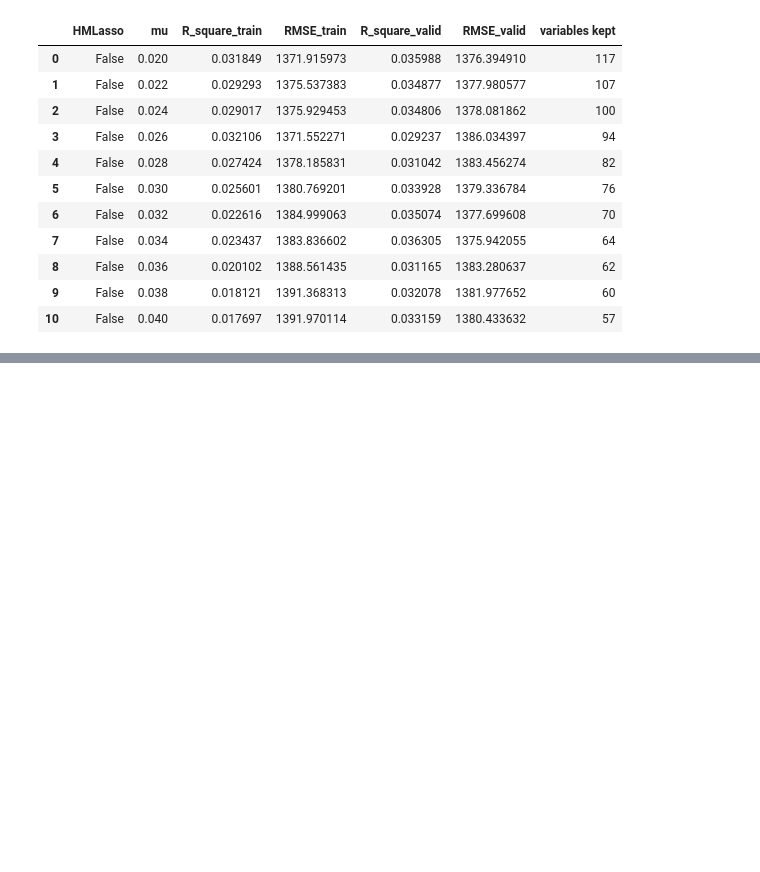
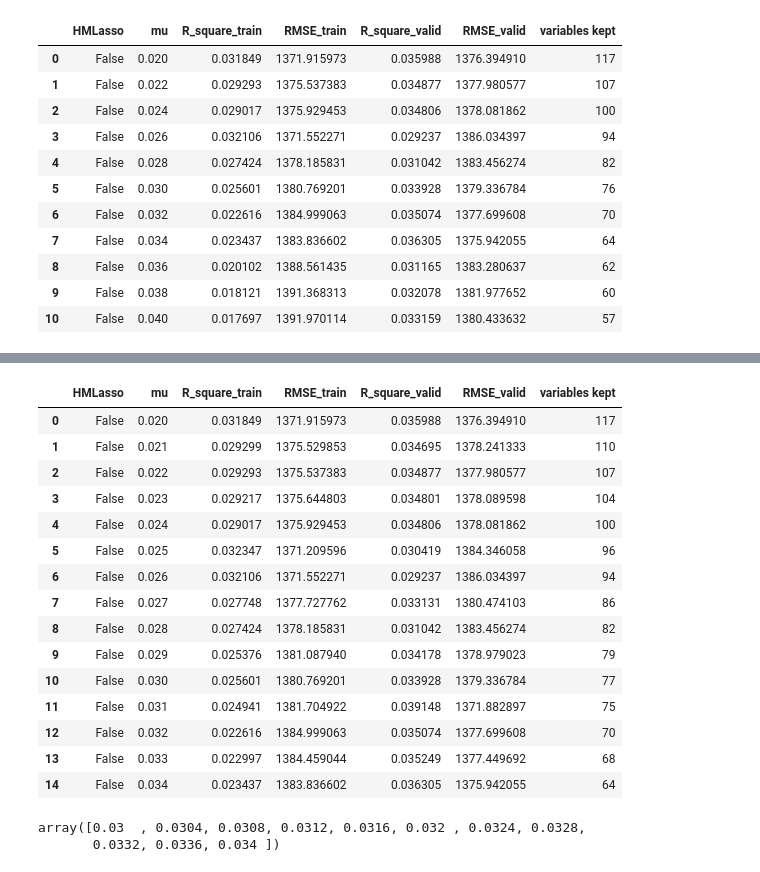
Before and after one commit to jveillon/Projet_Statapp, a Jupyter notebook: Panel_estimates/file_01_panel_estimation.ipynb, the cells around one changed output, grey strips where cells are left out. Cells and saved outputs as stored; diff of their text form; code cells hidden in the pictures; blank space fills up the shorter version.

```diff
--- a/Panel_estimates/file_01_panel_estimation.ipynb
+++ b/Panel_estimates/file_01_panel_estimation.ipynb
@@ -987,0 +1002,3 @@ def test_model (X_train, Y_train, X_test, Y_test, HMLasso, method, mu, limit, re
+# %%
+list_mu = np.linspace(0.02,0.034,15)
+list_mu
@@ -987,0 +1008,2 @@ def test_model (X_train, Y_train, X_test, Y_test, HMLasso, method, mu, limit, re
+# %%
+(Frame_3, list_model_3, list_var_3) = multiples_models(X_train, Y_train, X_valid, Y_valid, list_mu, HMLasso =False, method ="mean", limit= -14, reduced =False, print_wave =True, gen_var = True)
@@ -987,0 +1216,25 @@ def test_model (X_train, Y_train, X_test, Y_test, HMLasso, method, mu, limit, re
+# %%
+Frame_3
+# %% [output]
+|  | HMLasso | mu | R_square_train | RMSE_train | R_square_valid | RMSE_valid | variables kept |
+| 0 | False | 0.020 | 0.031849 | 1371.915973 | 0.035988 | 1376.394910 | 117 |
+| 1 | False | 0.021 | 0.029299 | 1375.529853 | 0.034695 | 1378.241333 | 110 |
+| 2 | False | 0.022 | 0.029293 | 1375.537383 | 0.034877 | 1377.980577 | 107 |
+| 3 | False | 0.023 | 0.029217 | 1375.644803 | 0.034801 | 1378.089598 | 104 |
+| 4 | False | 0.024 | 0.029017 | 1375.929453 | 0.034806 | 1378.081862 | 100 |
+| 5 | False | 0.025 | 0.032347 | 1371.209596 | 0.030419 | 1384.346058 | 96 |
+| 6 | False | 0.026 | 0.032106 | 1371.552271 | 0.029237 | 1386.034397 | 94 |
+| 7 | False | 0.027 | 0.027748 | 1377.727762 | 0.033131 | 1380.474103 | 86 |
+| 8 | False | 0.028 | 0.027424 | 1378.185831 | 0.031042 | 1383.456274 | 82 |
+| 9 | False | 0.029 | 0.025376 | 1381.087940 | 0.034178 | 1378.979023 | 79 |
+| 10 | False | 0.030 | 0.025601 | 1380.769201 | 0.033928 | 1379.336784 | 77 |
+| 11 | False | 0.031 | 0.024941 | 1381.704922 | 0.039148 | 1371.882897 | 75 |
+| 12 | False | 0.032 | 0.022616 | 1384.999063 | 0.035074 | 1377.699608 | 70 |
+| 13 | False | 0.033 | 0.022997 | 1384.459044 | 0.035249 | 1377.449692 | 68 |
+| 14 | False | 0.034 | 0.023437 | 1383.836602 | 0.036305 | 1375.942055 | 64 |
+# %%
+list_mu = np.linspace(0.03,0.034,11)
+list_mu
+# %% [output]
+array([0.03  , 0.0304, 0.0308, 0.0312, 0.0316, 0.032 , 0.0324, 0.0328,
+       0.0332, 0.0336, 0.034 ])
```
Also changed, not shown: parts of 31 cells of this notebook.
